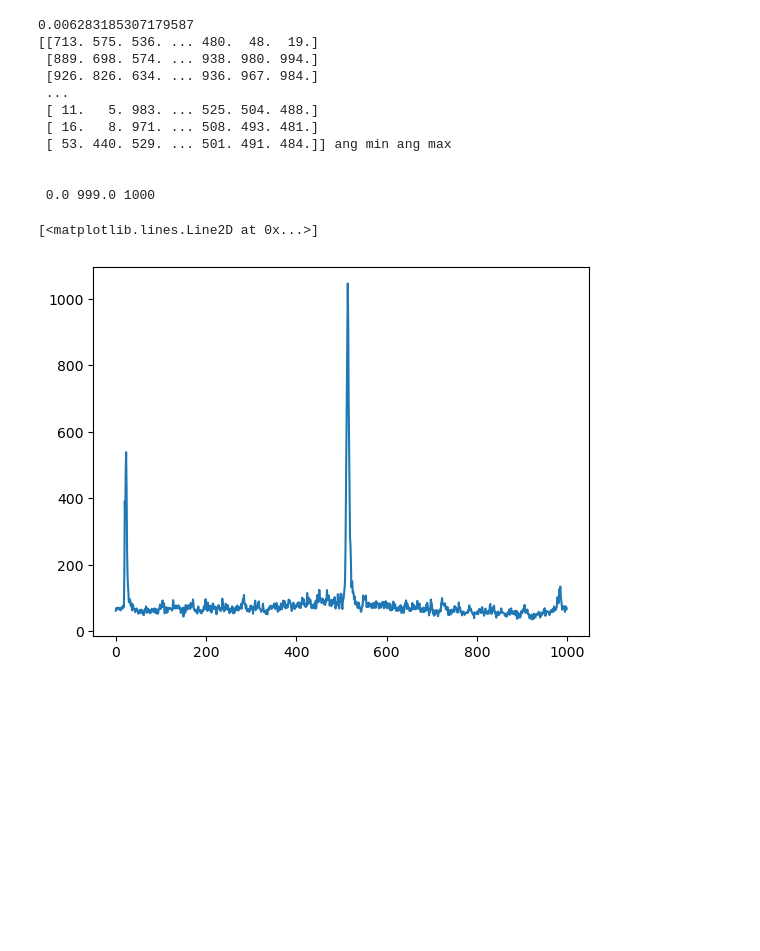
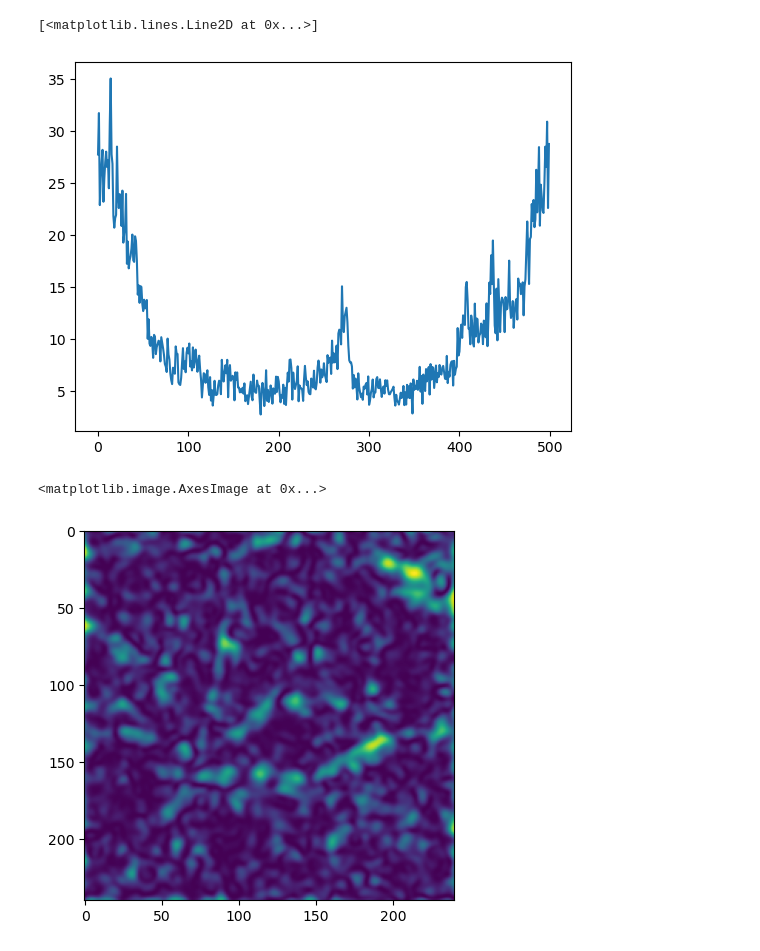
Before and after one commit to wernst24/bobdiffusion, a Jupyter notebook: histogram.ipynb, the cells around one changed output. Drawn from its saved outputs; the diff is of its cells as text; code cells hidden in the pictures; blank space fills up the shorter version.

```diff
--- a/histogram.ipynb
+++ b/histogram.ipynb
@@ -3,9 +3,11 @@ import numpy as numpy
 import cv2 as cv
 import matplotlib.pyplot as plt
 from skimage import color
+from skimage.transform import rescale
 
-drum = cv.imread("drumhead.jpg")
+drum = cv.imread("skin9b.tif")
 drum_gray = color.rgb2gray(drum)
-plt.imshow(drum_gray, cmap='gray')
+drum_small = rescale(drum_gray, 0.3)
+plt.imshow(drum_small, cmap='gray')
 # %% [output]
 <matplotlib.image.AxesImage at 0x...>
@@ -13,21 +15,15 @@ plt.imshow(drum_gray, cmap='gray')
 # %%
 from modules_no_st import *
-coh, ang = coh_ang_calc(drum_gray, epsilon=0.1)
-num_bins = 1000
+coh, ang = coh_ang_calc(drum_small, epsilon=0.1, sigma_inner=3)
+num_bins = 500
 histogram_hopefully = weightedHistogram(coh, ang, num_bins)
 # plt.imshow(cohang[:, :, 1])
 plt.plot(np.arange(num_bins), histogram_hopefully)
 # %% [output]
-0.006283185307179587
-[[713. 575. 536. ... 480.  48.  19.]
- [889. 698. 574. ... 938. 980. 994.]
- [926. 826. 634. ... 936. 967. 984.]
- ...
- [ 11.   5. 983. ... 525. 504. 488.]
- [ 16.   8. 971. ... 508. 493. 481.]
- [ 53. 440. 529. ... 501. 491. 484.]] ang min ang max
-
-
- 0.0 999.0 1000
+[<matplotlib.lines.Line2D at 0x...>]
-[<matplotlib.lines.Line2D at 0x...>]
-[figure, old version]
+[figure, new version]
+# %%
+plt.imshow(coh)
+# %% [output]
+<matplotlib.image.AxesImage at 0x...>
+[figure, added]
```
Also changed, not shown: parts of 3 cells of this notebook, 2 other files.
